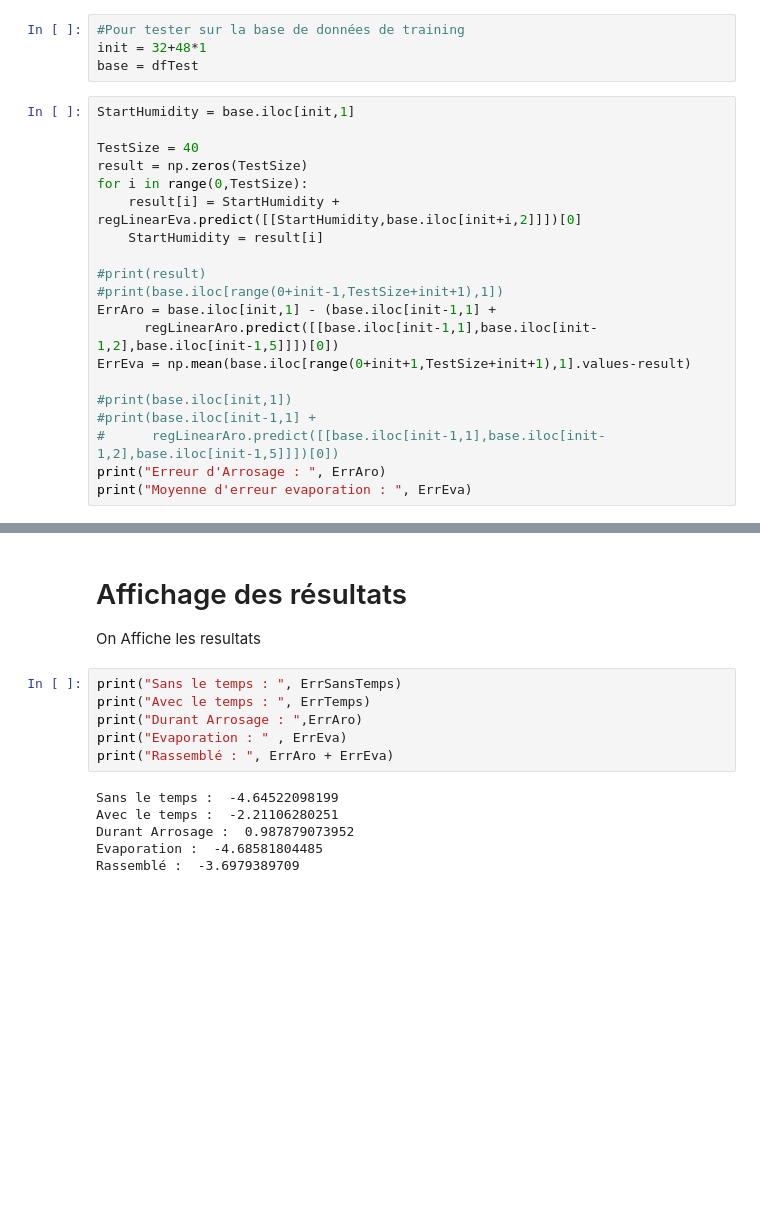
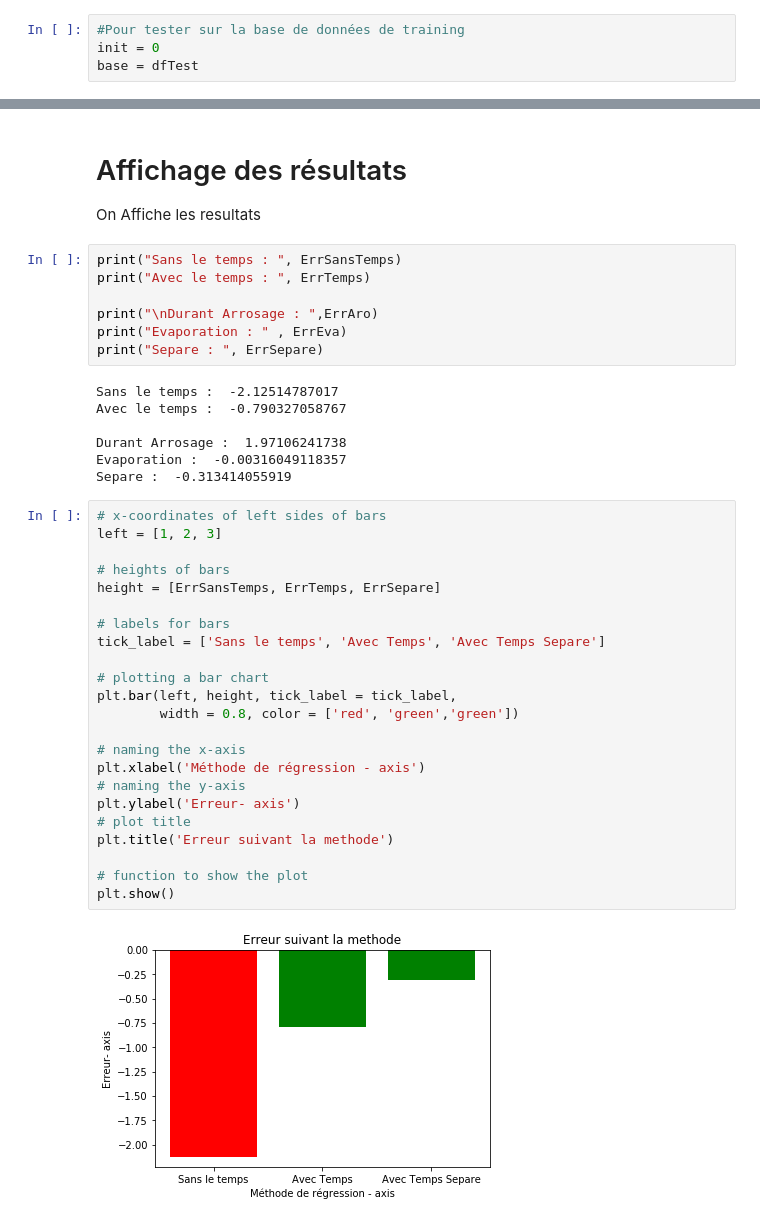
Before and after one commit to cui-unige/BSc-sensor-machine-learning, a Jupyter notebook: ML Integration.ipynb, the cells around one changed output, grey strips where cells are left out. Drawn from its saved outputs; the diff is of its cells as text; blank space fills up the shorter version.

Commit message:
Suppression Nan, graphic, Lasso

```diff
--- a/ML Integration.ipynb
+++ b/ML Integration.ipynb
@@ -372,25 +421,5 @@ init = 23+48*5
 base = df
 # %%
 #Pour tester sur la base de données de training
-init = 32+48*1
+init = 0
 base = dfTest
-# %%
-StartHumidity = base.iloc[init,1]
-
-TestSize = 40
-result = np.zeros(TestSize)
-for i in range(0,TestSize):
-    result[i] = StartHumidity + regLinearEva.predict([[StartHumidity,base.iloc[init+i,2]]])[0]
-    StartHumidity = result[i]
-
-#print(result)
-#print(base.iloc[range(0+init-1,TestSize+init+1),1])
-ErrAro = base.iloc[init,1] - (base.iloc[init-1,1] +
-      regLinearAro.predict([[base.iloc[init-1,1],base.iloc[init-1,2],base.iloc[init-1,5]]])[0])
-ErrEva = np.mean(base.iloc[range(0+init+1,TestSize+init+1),1].values-result)
-
-#print(base.iloc[init,1])
-#print(base.iloc[init-1,1] +
-#      regLinearAro.predict([[base.iloc[init-1,1],base.iloc[init-1,2],base.iloc[init-1,5]]])[0])
-print("Erreur d'Arrosage : ", ErrAro)
-print("Moyenne d'erreur evaporation : ", ErrEva)
@@ -404,12 +466,39 @@ On Affiche les resultats
 # %%
 print("Sans le temps : ", ErrSansTemps)
 print("Avec le temps : ", ErrTemps)
-print("Durant Arrosage : ",ErrAro)
+
+print("\nDurant Arrosage : ",ErrAro)
 print("Evaporation : " , ErrEva)
-print("Rassemblé : ", ErrAro + ErrEva)
+print("Separe : ", ErrSepare)
 # %% [output]
-Sans le temps :  -4.64522098199
-Avec le temps :  -2.21106280251
-Durant Arrosage :  0.987879073952
-Evaporation :  -4.68581804485
-Rassemblé :  -3.6979389709
+Sans le temps :  -2.12514787017
+Avec le temps :  -0.790327058767
+
+Durant Arrosage :  1.97106241738
+Evaporation :  -0.00316049118357
+Separe :  -0.313414055919
+# %%
+# x-coordinates of left sides of bars
+left = [1, 2, 3]
+
+# heights of bars
+height = [ErrSansTemps, ErrTemps, ErrSepare]
+
+# labels for bars
+tick_label = ['Sans le temps', 'Avec Temps', 'Avec Temps Separe']
+
+# plotting a bar chart
+plt.bar(left, height, tick_label = tick_label,
+        width = 0.8, color = ['red', 'green','green'])
+
+# naming the x-axis
+plt.xlabel('Méthode de régression - axis')
+# naming the y-axis
+plt.ylabel('Erreur- axis')
+# plot title
+plt.title('Erreur suivant la methode')
+
+# function to show the plot
+plt.show()
+# %% [output]
+[figure, added]
```
Also changed, not shown: parts of 34 cells of this notebook.
